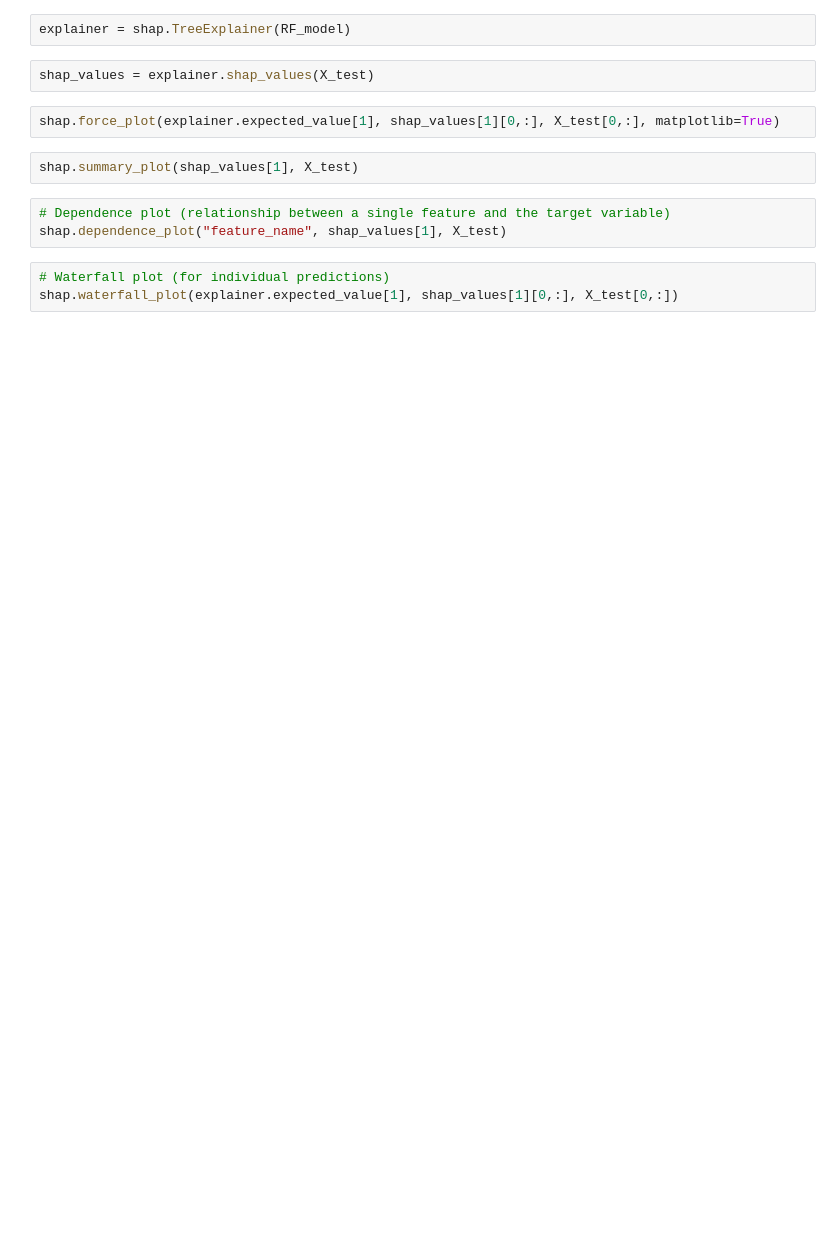
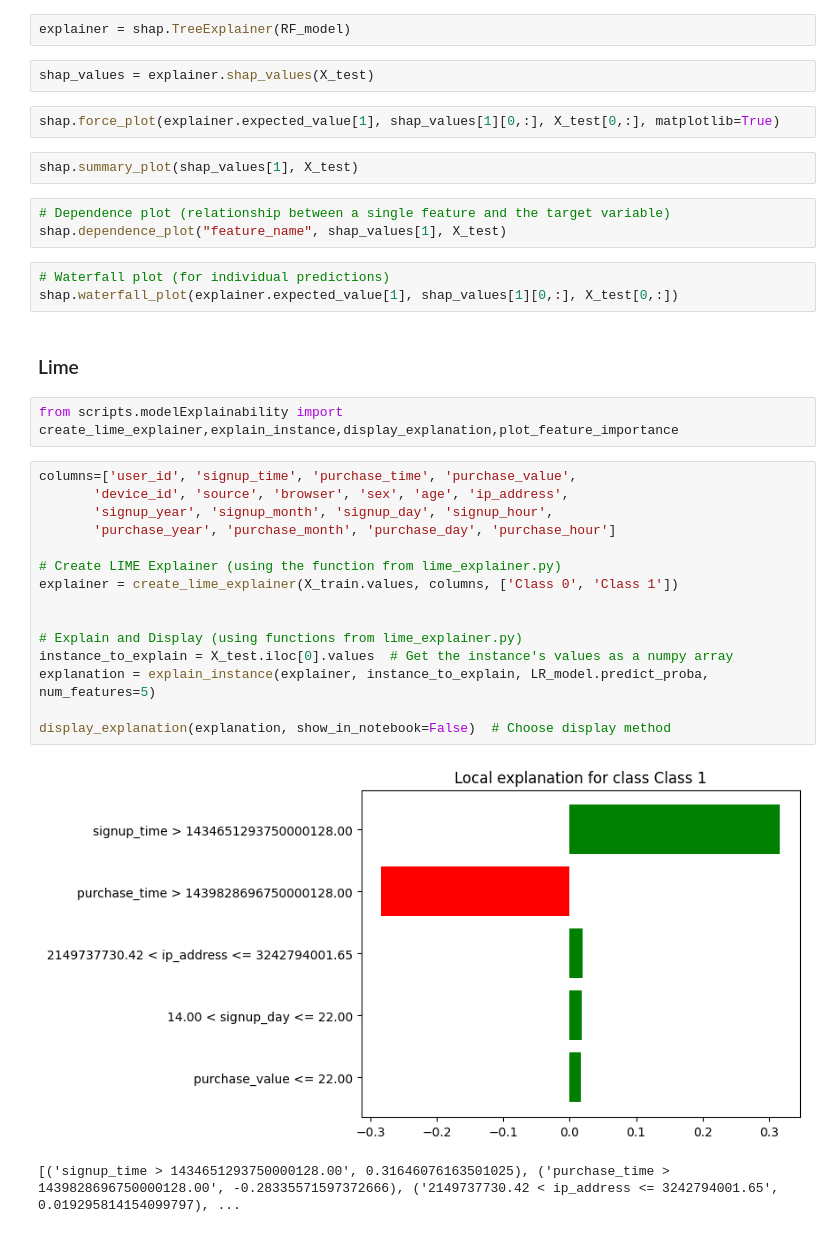
Before and after one commit to Ayan-SE/Project_Week_8, a Jupyter notebook: notebooks/main.ipynb, the cells around one changed output. Cells and saved outputs as stored; diff of their text form; blank space fills up the shorter version.

```diff
--- a/notebooks/main.ipynb
+++ b/notebooks/main.ipynb
@@ -429,3 +419,25 @@ shap.dependence_plot("feature_name", shap_values[1], X_test)
 # %%
 # Waterfall plot (for individual predictions)
 shap.waterfall_plot(explainer.expected_value[1], shap_values[1][0,:], X_test[0,:])
+# %% [markdown]
+### Lime
+# %%
+from scripts.modelExplainability import create_lime_explainer,explain_instance,display_explanation,plot_feature_importance
+# %%
+columns=['user_id', 'signup_time', 'purchase_time', 'purchase_value',
+       'device_id', 'source', 'browser', 'sex', 'age', 'ip_address',
+       'signup_year', 'signup_month', 'signup_day', 'signup_hour',
+       'purchase_year', 'purchase_month', 'purchase_day', 'purchase_hour']
+
+# Create LIME Explainer (using the function from lime_explainer.py)
+explainer = create_lime_explainer(X_train.values, columns, ['Class 0', 'Class 1'])
+
+
+# Explain and Display (using functions from lime_explainer.py)
+instance_to_explain = X_test.iloc[0].values  # Get the instance's values as a numpy array
+explanation = explain_instance(explainer, instance_to_explain, LR_model.predict_proba, num_features=5)
+
+display_explanation(explanation, show_in_notebook=False)  # Choose display method
+# %% [output]
+[figure, added]
+[('signup_time > 1434651293750000128.00', 0.31646076163501025), ('purchase_time > 1439828696750000128.00', -0.28335571597372666), ('2149737730.42 < ip_address <= 3242794001.65', 0.019295814154099797), ...
```
Also changed, not shown: parts of 4 cells of this notebook.
